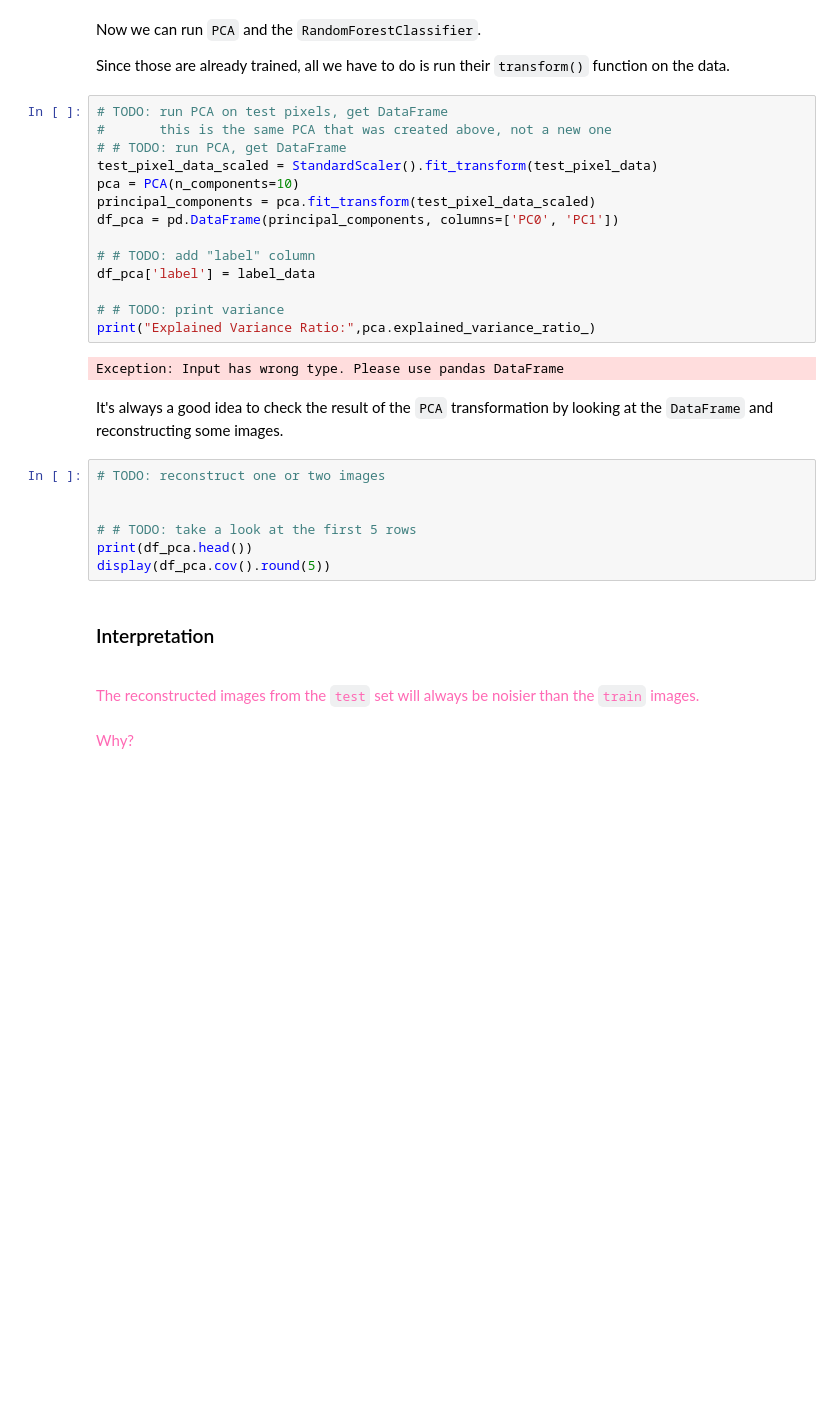
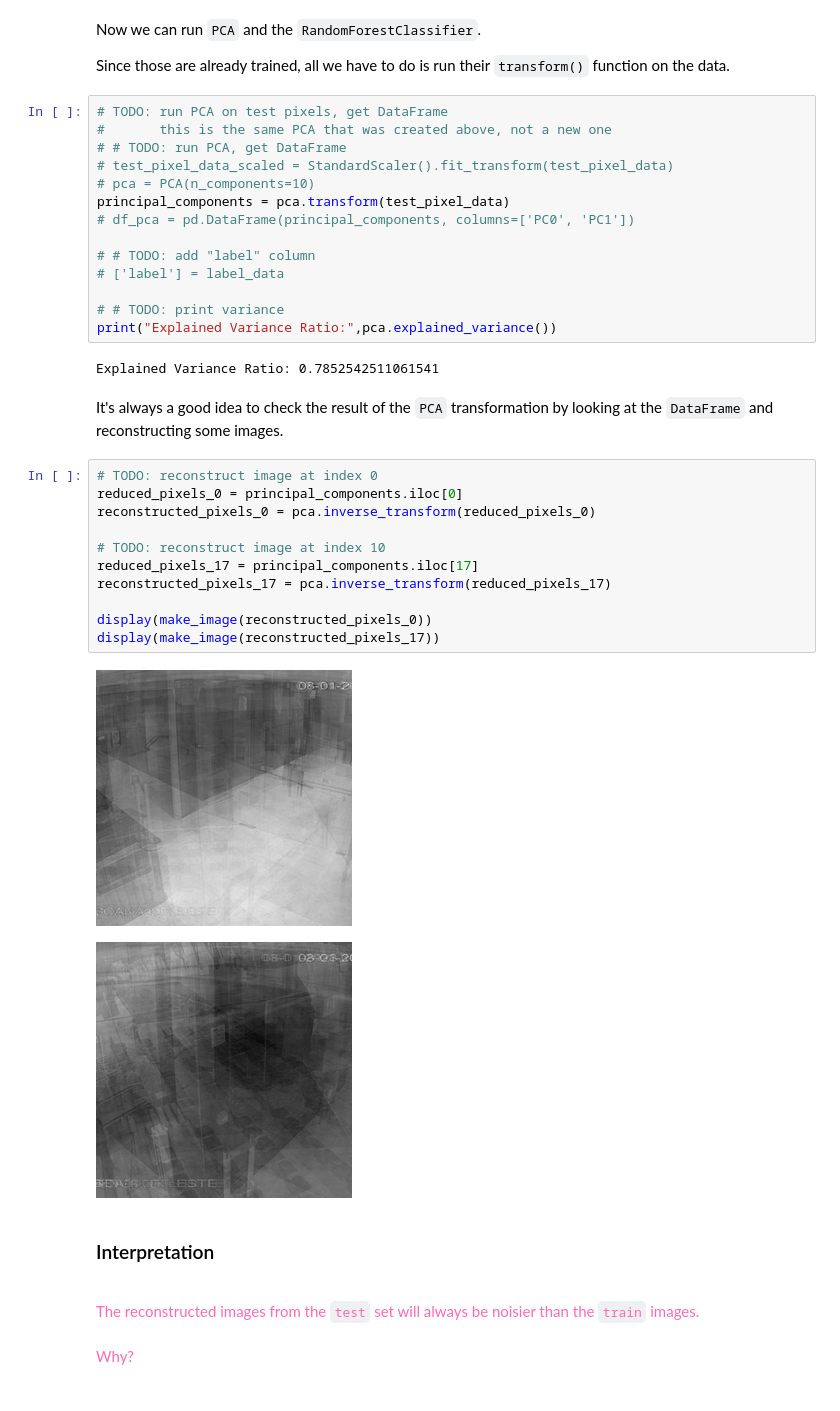
Before and after one commit to yiwang24idmmachinelearning/HW09, a Jupyter notebook: HW09.ipynb, the cells around one changed output. Saved outputs shown, nothing was run; the diff lists cells and outputs as text; blank space fills up the shorter version.

```diff
--- a/HW09.ipynb
+++ b/HW09.ipynb
@@ -470,27 +516,34 @@ Since those are already trained, all we have to do is run their `transform()` fu
 # TODO: run PCA on test pixels, get DataFrame
 #       this is the same PCA that was created above, not a new one
 # # TODO: run PCA, get DataFrame
-test_pixel_data_scaled = StandardScaler().fit_transform(test_pixel_data)
-pca = PCA(n_components=10)
-principal_components = pca.fit_transform(test_pixel_data_scaled)
-df_pca = pd.DataFrame(principal_components, columns=['PC0', 'PC1'])
+# test_pixel_data_scaled = StandardScaler().fit_transform(test_pixel_data)
+# pca = PCA(n_components=10)
+principal_components = pca.transform(test_pixel_data)
+# df_pca = pd.DataFrame(principal_components, columns=['PC0', 'PC1'])
 
 # # TODO: add "label" column
-df_pca['label'] = label_data
+# ['label'] = label_data
 
 # # TODO: print variance
-print("Explained Variance Ratio:",pca.explained_variance_ratio_)
+print("Explained Variance Ratio:",pca.explained_variance())
 # %% [output]
-Exception: Input has wrong type. Please use pandas DataFrame
+Explained Variance Ratio: 0.7852542511061541
 # %% [markdown]
 It's always a good idea to check the result of the `PCA` transformation by looking at the `DataFrame` and reconstructing some images.
-# %%
-# TODO: reconstruct one or two images
-
-
-# # TODO: take a look at the first 5 rows
-print(df_pca.head())
-display(df_pca.cov().round(5))
+# %%
+# TODO: reconstruct image at index 0
+reduced_pixels_0 = principal_components.iloc[0]
+reconstructed_pixels_0 = pca.inverse_transform(reduced_pixels_0)
+
+# TODO: reconstruct image at index 10
+reduced_pixels_17 = principal_components.iloc[17]
+reconstructed_pixels_17 = pca.inverse_transform(reduced_pixels_17)
+
+display(make_image(reconstructed_pixels_0))
+display(make_image(reconstructed_pixels_17))
+# %% [output]
+[figure, added]
+[figure, added]
 # %% [markdown]
 ### Interpretation
 
```
Also changed, not shown: parts of 9 cells of this notebook.
